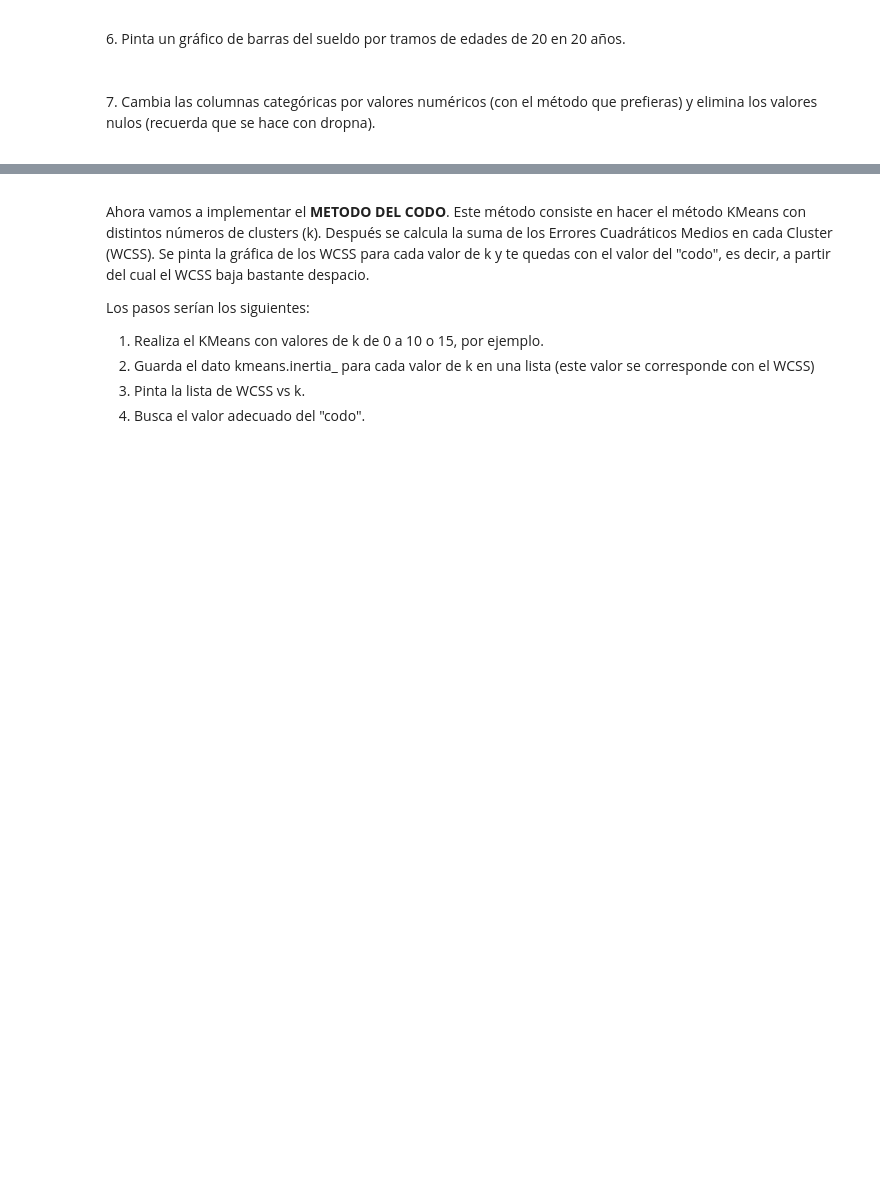
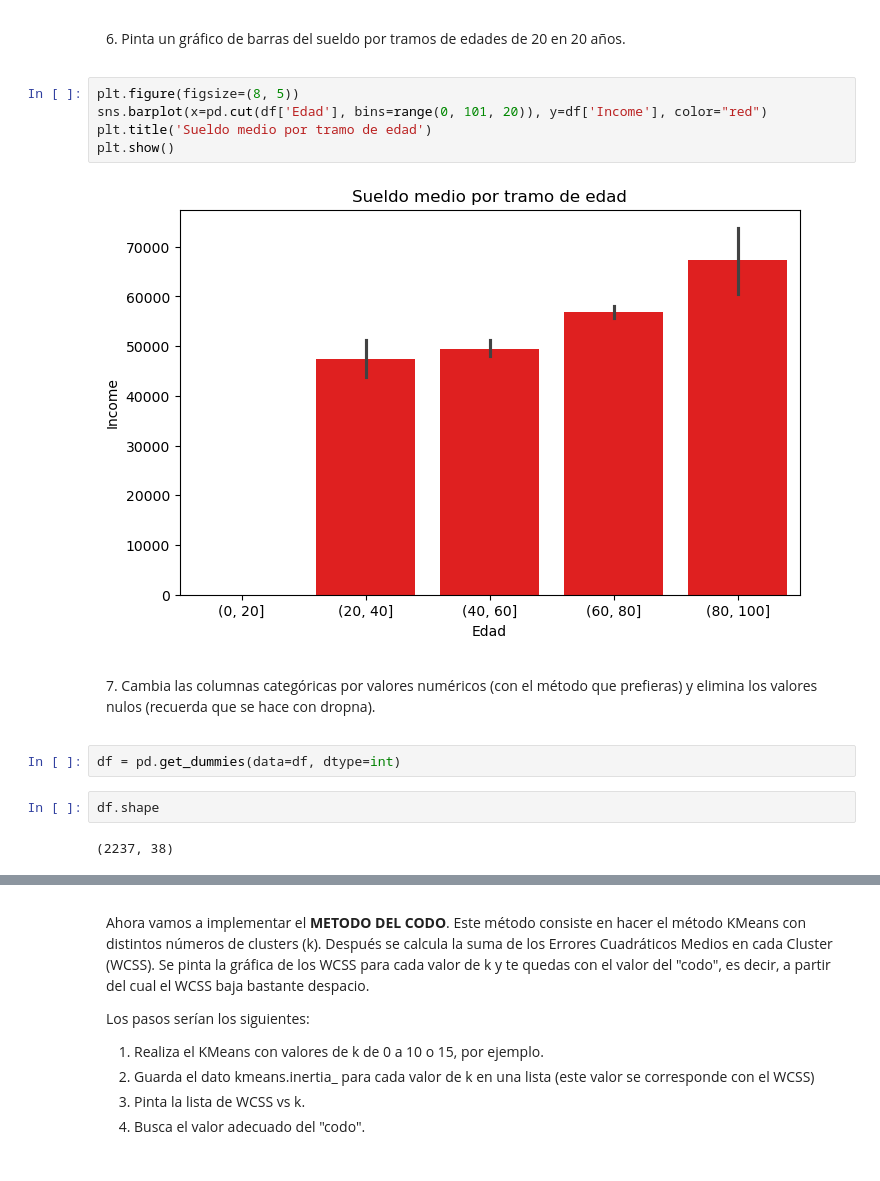
Before and after one commit to pablop11/CE_IABD, a Jupyter notebook: PIA/UNIDAD3/Actividad3_15 Kmeans CampañaMarketing/Actividad3_15.ipynb, the cells around one changed output, grey strips where cells are left out. Drawn from its saved outputs; the diff is of its cells as text; blank space fills up the shorter version.

```diff
--- a/PIA/UNIDAD3/Actividad3_15 Kmeans CampañaMarketing/Actividad3_15.ipynb
+++ b/PIA/UNIDAD3/Actividad3_15 Kmeans CampañaMarketing/Actividad3_15.ipynb
@@ -93,7 +118,20 @@ plt.show()
 <div style="border-style:groove;border-width:thin;padding:10px">
 6. Pinta un gráfico de barras del sueldo por tramos de edades de 20 en 20 años.
 </div>
+# %%
+plt.figure(figsize=(8, 5))
+sns.barplot(x=pd.cut(df['Edad'], bins=range(0, 101, 20)), y=df['Income'], color="red")
+plt.title('Sueldo medio por tramo de edad')
+plt.show()
+# %% [output]
+[figure, added]
 # %% [markdown]
 <div style="border-style:groove;border-width:thin;padding:10px">
 7. Cambia las columnas categóricas por valores numéricos (con el método que prefieras) y elimina los valores nulos (recuerda que se hace con dropna).
 </div>
+# %%
+df = pd.get_dummies(data=df, dtype=int)
+# %%
+df.shape
+# %% [output]
+(2237, 38)
```
Also changed, not shown: parts of 10 cells of this notebook, 1 other file.
